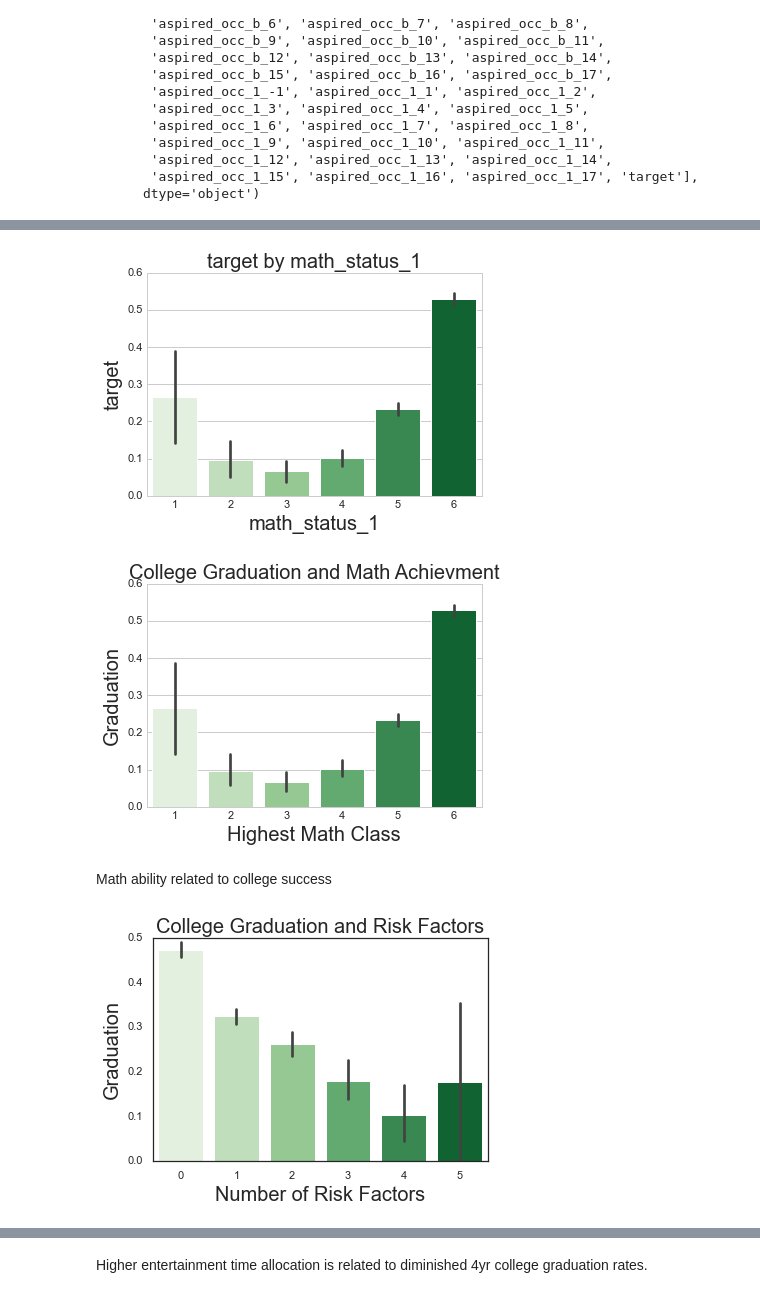
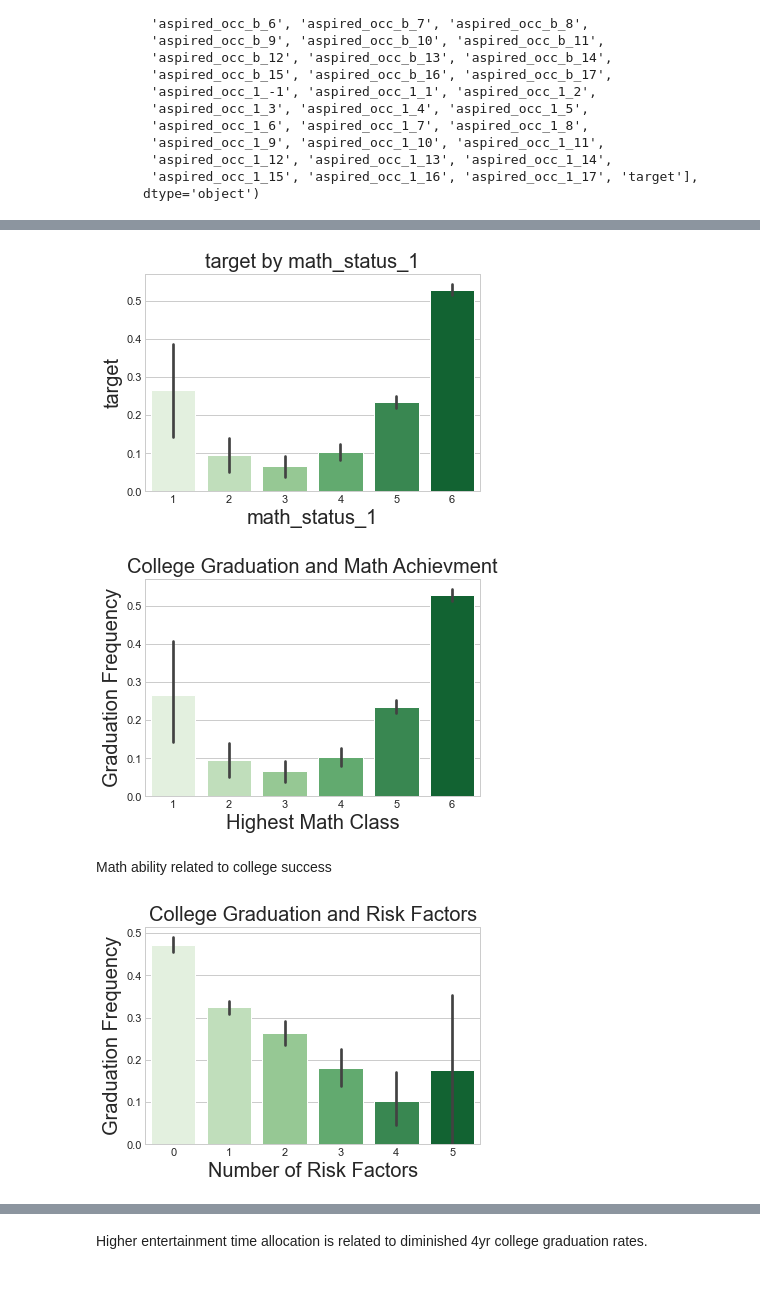
Before and after one commit to eonslemp/ML_assisted_college_advising, a Jupyter notebook: code/final_notebook.ipynb, the cells around one changed output, grey strips where cells are left out. Cells and saved outputs as stored; diff of their text form; code cells hidden in the pictures.

```diff
--- a/code/final_notebook.ipynb
+++ b/code/final_notebook.ipynb
@@ -147,7 +147,7 @@ From here the analysis will be on a version the 'ps' category as i have defined
 # %% [markdown]
 reading in the data again to eliminate study defined NaN values
 # %%
-df = pd.read_csv('./els_02_12_byf3pststu_v1_0.csv',
+df = pd.read_csv('../els_02_12_byf3pststu_v1_0.csv',
                  usecols = columns,
                  na_values = [-9,-8,-4, -7,-3, 97, 98, 99])
 # %%
@@ -775,0 +776,11 @@ plt.show()
+# %%
+plt.hist(imp_coll_4yr_train.testing, alpha=0.8, bins=30, color='darkgreen')
+plt.hist(imp_not_coll_train.testing, alpha=.3, bins=30, color='lightblue')
+plt.style.use('seaborn-ticks')
+plt.title('Standardized Testing of College Grads\n vs. Non-grads',size = 20)
+plt.xlabel('Test Scores',size = 20)
+plt.legend(['4yr college grads','non-grads'], loc = 2)
+sns.set(style = "white")
+plt.savefig('testinghist3.png', bbox_inches='tight')
+
+plt.show()
@@ -776,7 +789,7 @@ plt.show()
 # %%
 plotbar('math_status_1','target',imp_training)
 # %% [output]
-[figure, old version]
+[figure, new version]
 # %%
 sns.barplot(x = 'math_status_1',
             y = 'target',
@@ -784,25 +797,25 @@ sns.barplot(x = 'math_status_1',
             palette = 'Greens')
 plt.title('College Graduation and Math Achievment', size = 20)
 plt.xlabel('Highest Math Class',size = 20)
-plt.ylabel('Graduation',size = 20)
+plt.ylabel('Graduation Frequency',size = 20)
 plt.savefig('math_bar.png', bbox_inches='tight')
 plt.show()
 # %% [output]
-[figure, old version]
+[figure, new version]
 # %% [markdown]
 Math ability related to college success
 # %%
 sns.barplot(x = 'risk_factors',
             y = 'target',
             data = imp_training,
             palette = 'Greens')
 plt.title('College Graduation and Risk Factors', size = 20)
 plt.xlabel('Number of Risk Factors',size = 20)
-plt.ylabel('Graduation',size = 20)
+plt.ylabel('Graduation Frequency',size = 20)
 plt.savefig('risk_bar.png', bbox_inches='tight')
 plt.show()
 # %% [output]
-[figure, old version]
+[figure, new version]
 # %%
 plotbar('hedonics_b','target',imp_training)
 # %% [output]
```
Also changed, not shown: parts of 19 cells of this notebook, 6 other files.
